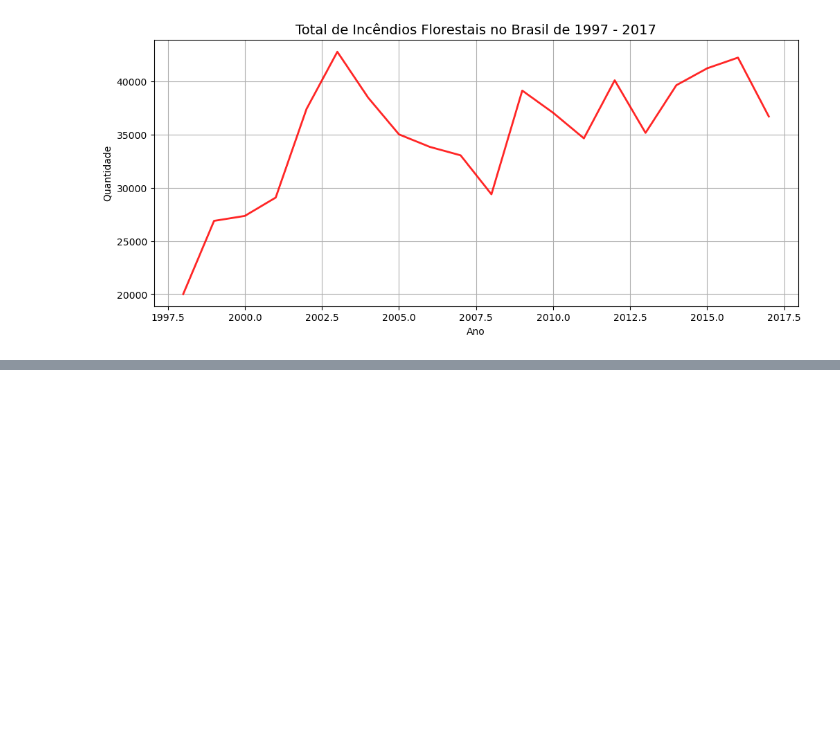
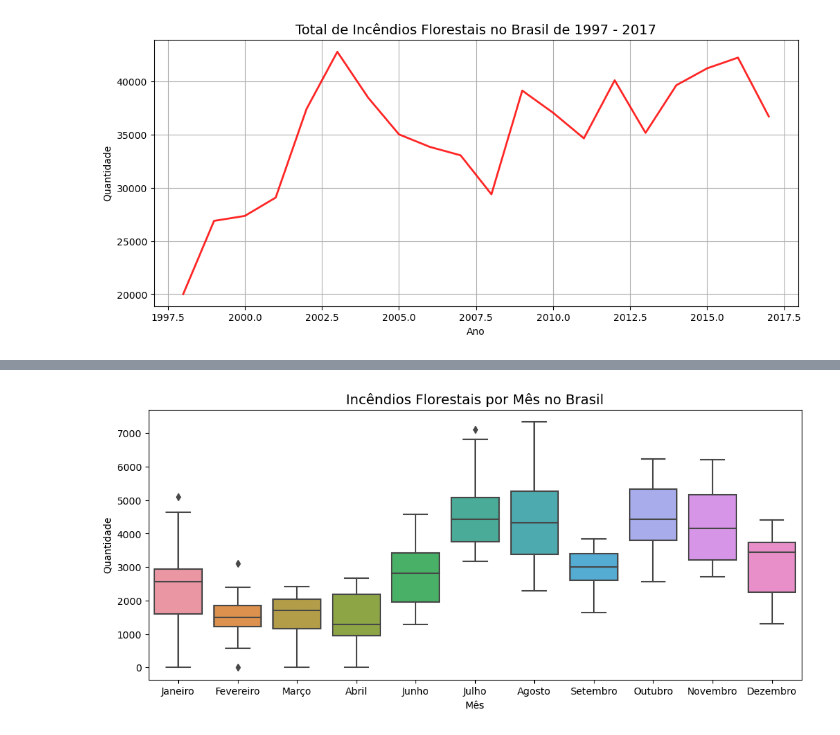
Before and after one commit to Thon20/INCENDIOS-FLORESTAIS-BRASIL, a Jupyter notebook: incendios-florestais.ipynb, the cells around one changed output, grey strips where cells are left out. Cells and saved outputs as stored; diff of their text form; code cells hidden in the pictures; blank space fills up the shorter version.

Commit message:
Grafico total de incendios por mes

```diff
--- a/incendios-florestais.ipynb
+++ b/incendios-florestais.ipynb
@@ -101,3 +101,7 @@ plt.grid()
 plt.show();
 # %% [output]
 [figure]
+# %%
+# Soma do total de incendios por ano e mês
+total_incendios_ano_mes = df.groupby(['year', 'month'])['number'].sum().reset_index()
+total_incendios_ano_mes.head()
@@ -103,0 +115,17 @@ plt.show();
+# %%
+# Análise por mês
+plt.figure(figsize = (12, 5))
+sns.boxplot(data = total_incendios_ano_mes, x = 'month', y = 'number',
+            order = ['Janeiro', 'Fevereiro', 'Março', 'Abril', 'Junho',
+            'Julho', 'Agosto', 'Setembro', 'Outubro', 'Novembro', 'Dezembro'])
+
+# Titulo
+plt.title('Incêndios Florestais por Mês no Brasil', fontsize = 14)
+
+# Labels
+plt.xlabel('Mês')
+plt.ylabel('Quantidade')
+
+plt.show();
+# %% [output]
+[figure, added]
```
Also changed, not shown: parts of 3 cells of this notebook.
